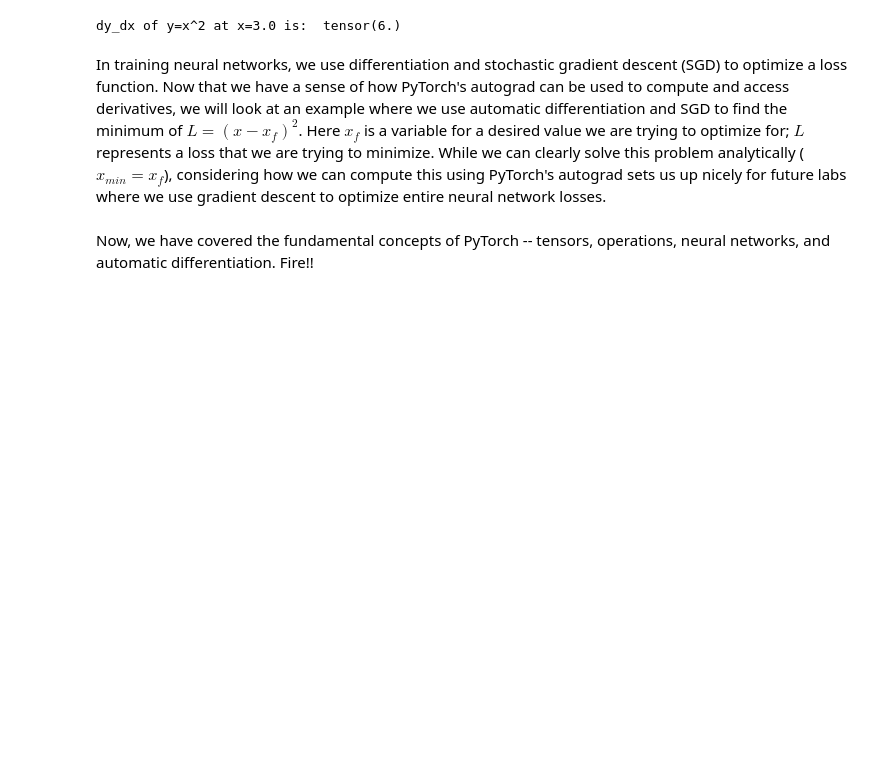
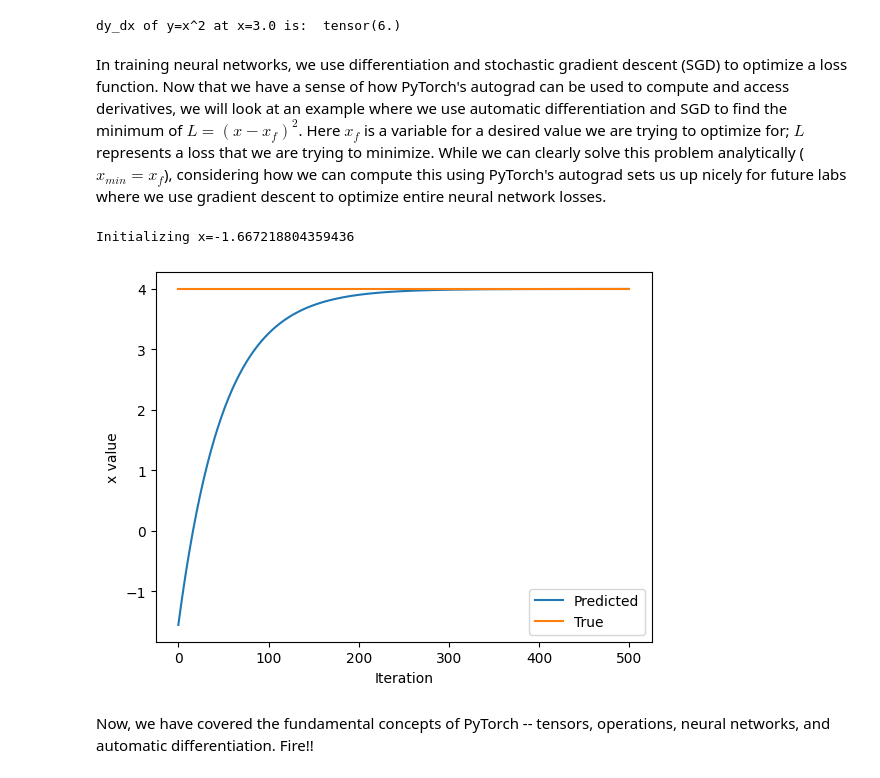
Before and after one commit to ibramoha32/tools-for-data-science-notebook, a Jupyter notebook: lab1/PT_Part1_Intro.ipynb, the cells around one changed output. Drawn from its saved outputs; the diff is of its cells as text; code cells hidden in the pictures; blank space fills up the shorter version.

```diff
--- a/lab1/PT_Part1_Intro.ipynb
+++ b/lab1/PT_Part1_Intro.ipynb
@@ -311,33 +349,36 @@ In training neural networks, we use differentiation and stochastic gradient desc
 x = torch.randn(1)
 print(f"Initializing x={x.item()}")
 
 learning_rate = 1e-2  # Learning rate
 history = []
 x_f = 4  # Target value
 
 
 # We will run gradient descent for a number of iterations. At each iteration, we compute the loss,
 #   compute the derivative of the loss with respect to x, and perform the update.
 for i in range(500):
     x = torch.tensor([x], requires_grad=True)
 
     # TODO: Compute the loss as the square of the difference between x and x_f
-    loss = # TODO
+    loss = (x - x_f)**2
 
     # Backpropagate through the loss to compute gradients
     loss.backward()
 
     # Update x with gradient descent
     x = x.item() - learning_rate * x.grad
 
     history.append(x.item())
 
 # Plot the evolution of x as we optimize toward x_f!
 plt.plot(history)
 plt.plot([0, 500], [x_f, x_f])
 plt.legend(('Predicted', 'True'))
 plt.xlabel('Iteration')
 plt.ylabel('x value')
 plt.show()
+# %% [output]
+Initializing x=-1.667218804359436
+[figure, added]
 # %% [markdown]
 Now, we have covered the fundamental concepts of PyTorch -- tensors, operations, neural networks, and automatic differentiation. Fire!!
```
Also changed, not shown: parts of 15 cells of this notebook.
